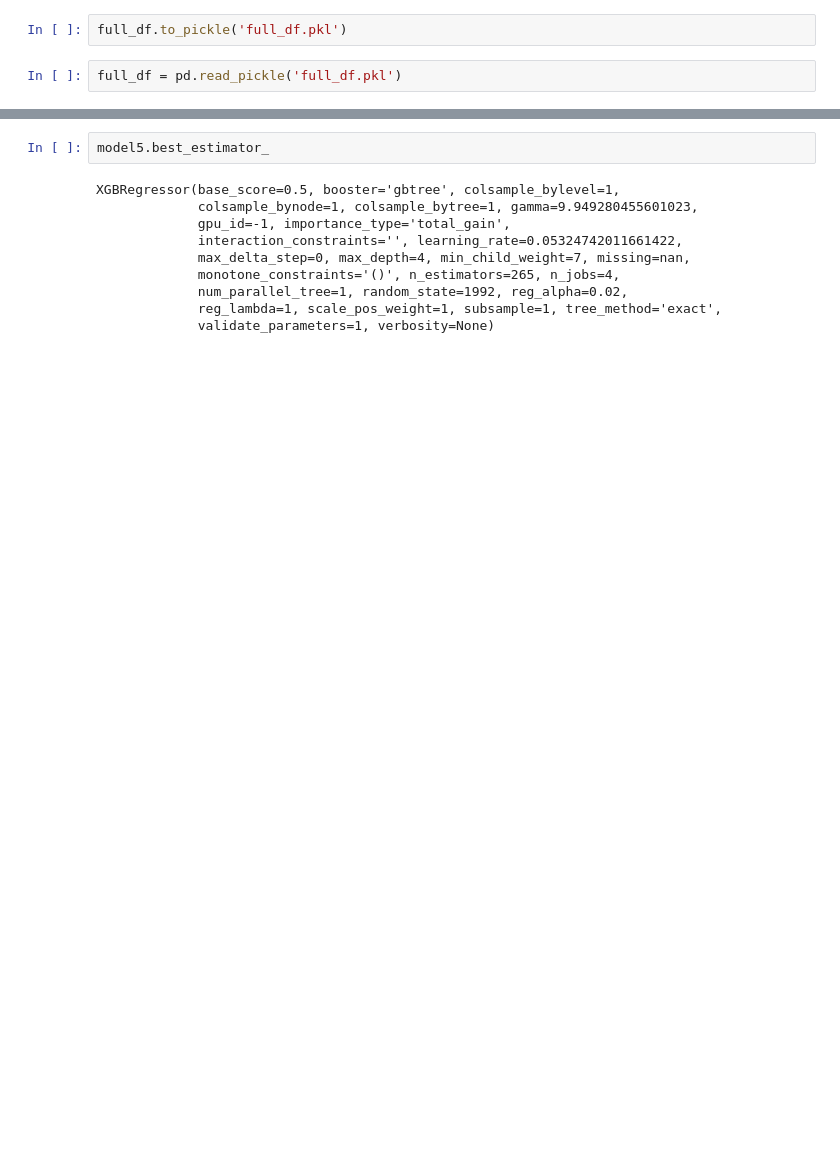
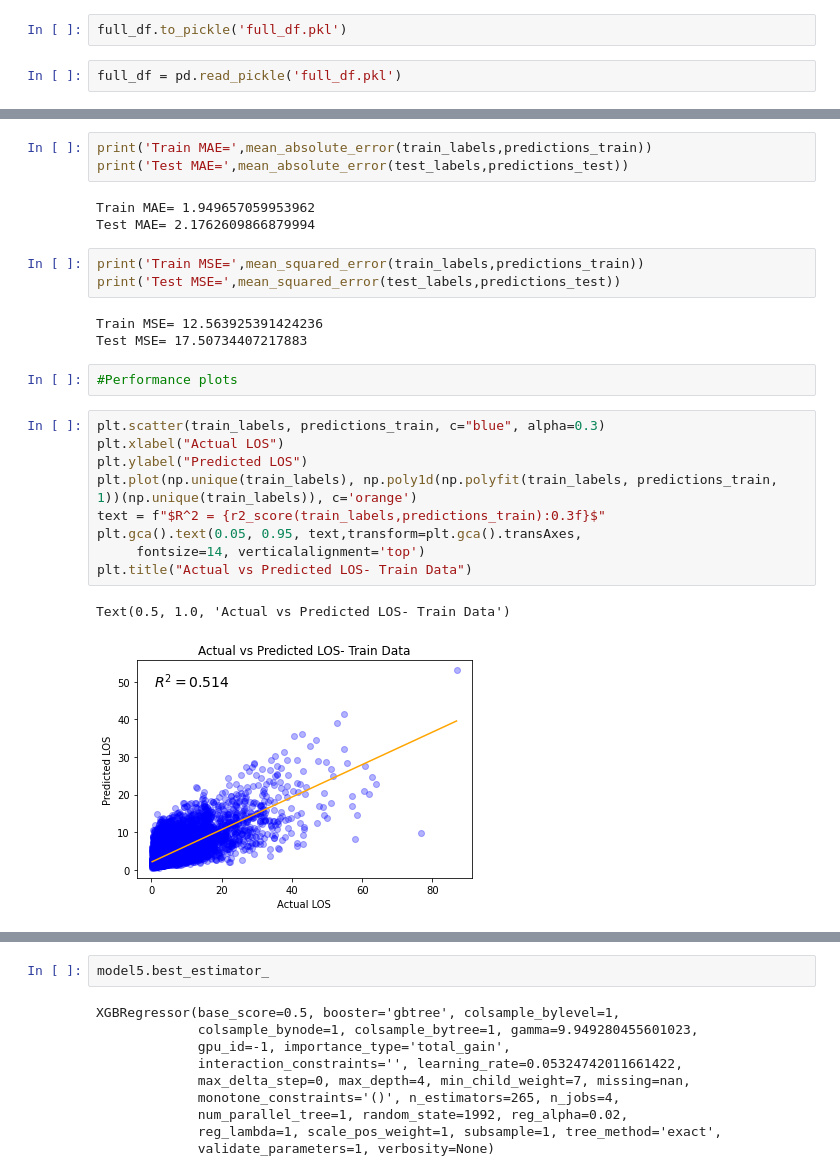
Before and after one commit to megantoronto/bd4h_project, a Jupyter notebook: Tana_Files/Python3.ipynb, the cells around one changed output, grey strips where cells are left out. Saved outputs shown, nothing was run; the diff lists cells and outputs as text; blank space fills up the shorter version.

```diff
--- a/Tana_Files/Python3.ipynb
+++ b/Tana_Files/Python3.ipynb
@@ -610,0 +469,26 @@ Test R-square= 0.33068337959536553
+# %%
+print('Train MAE=',mean_absolute_error(train_labels,predictions_train))
+print('Test MAE=',mean_absolute_error(test_labels,predictions_test))
+# %% [output]
+Train MAE= 1.949657059953962
+Test MAE= 2.1762609866879994
+# %%
+print('Train MSE=',mean_squared_error(train_labels,predictions_train))
+print('Test MSE=',mean_squared_error(test_labels,predictions_test))
+# %% [output]
+Train MSE= 12.563925391424236
+Test MSE= 17.50734407217883
+# %%
+#Performance plots
+# %%
+plt.scatter(train_labels, predictions_train, c="blue", alpha=0.3)
+plt.xlabel("Actual LOS")
+plt.ylabel("Predicted LOS")
+plt.plot(np.unique(train_labels), np.poly1d(np.polyfit(train_labels, predictions_train, 1))(np.unique(train_labels)), c='orange')
+text = f"$R^2 = {r2_score(train_labels,predictions_train):0.3f}$"
+plt.gca().text(0.05, 0.95, text,transform=plt.gca().transAxes,
+     fontsize=14, verticalalignment='top')
+plt.title("Actual vs Predicted LOS- Train Data")
+# %% [output]
+Text(0.5, 1.0, 'Actual vs Predicted LOS- Train Data')
+[figure, added]
```
Also changed, not shown: parts of 113 cells of this notebook, 4 other files.
